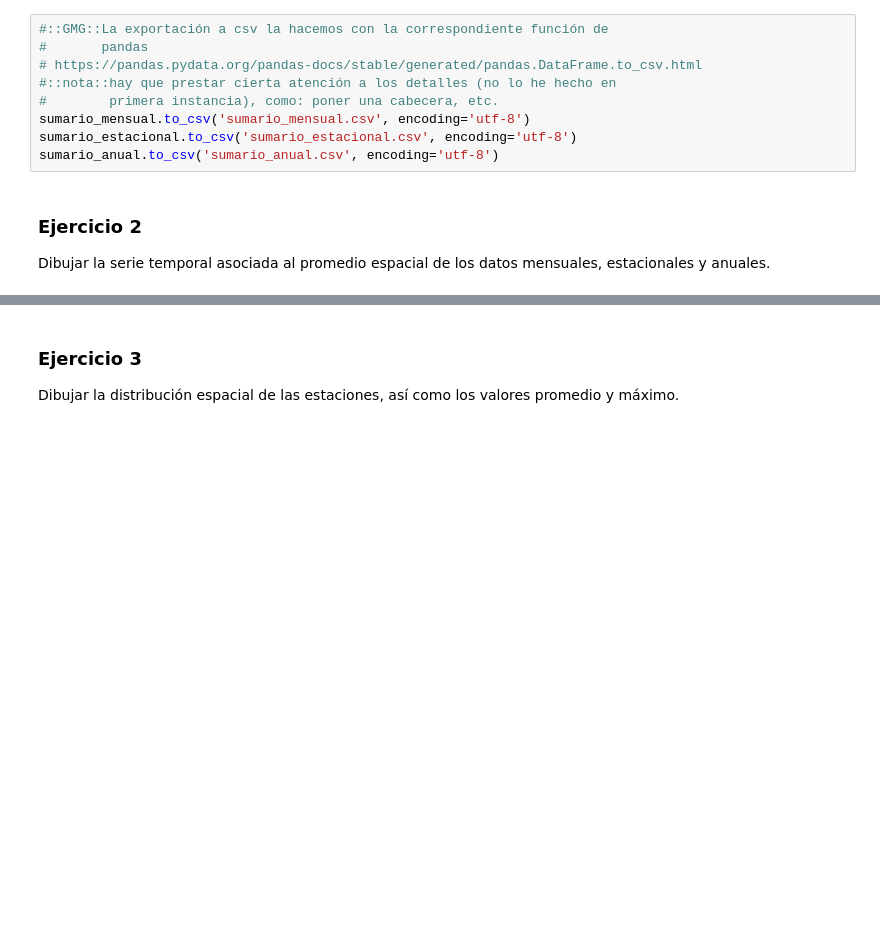
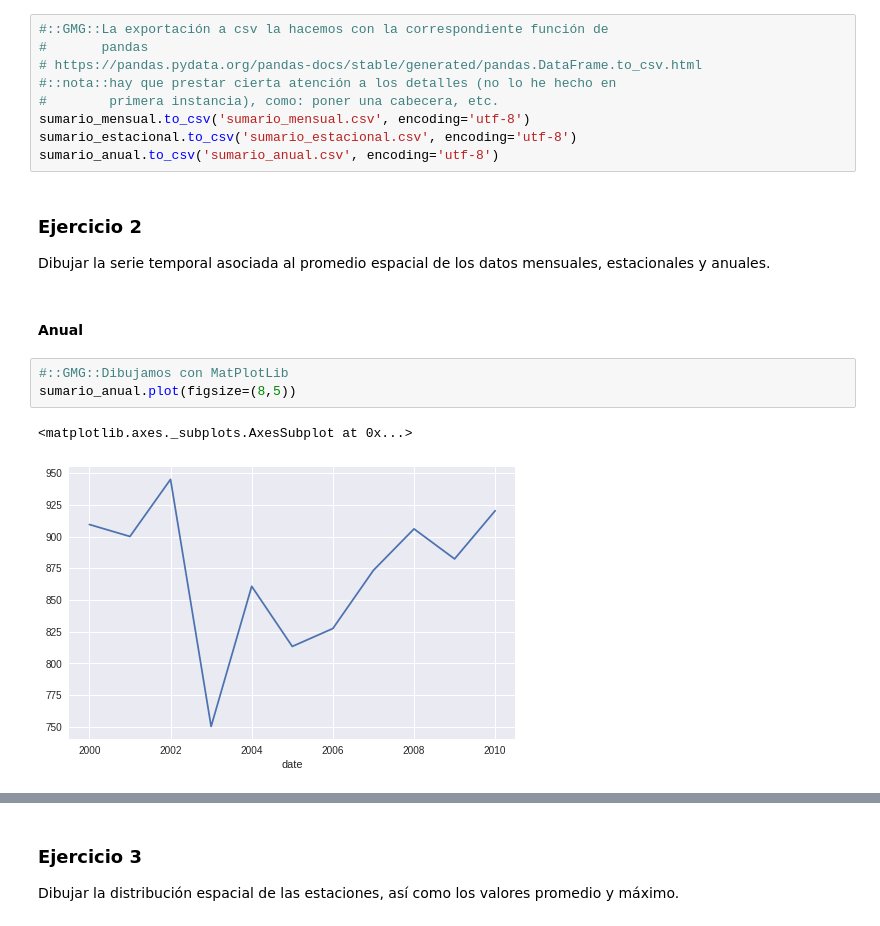
Before and after one commit to yerartdev/uc-m1967-mdsi, a Jupyter notebook: d8/TareaPandas.ipynb, the cells around one changed output, grey strips where cells are left out. Drawn from its saved outputs; the diff is of its cells as text; blank space fills up the shorter version.

Commit message:
Tarea Pandas - series temporales Ejercicio 2: Dibujar la serie temporal asociada al promedio espacial de los datos mensuales, estacionales y anuales.

```diff
--- a/d8/TareaPandas.ipynb
+++ b/d8/TareaPandas.ipynb
@@ -1052,3 +1050,11 @@ sumario_anual.to_csv('sumario_anual.csv', encoding='utf-8')
 ### Ejercicio 2
 
 Dibujar la serie temporal asociada al promedio espacial de los datos mensuales, estacionales y anuales.
+# %% [markdown]
+#### Anual
+# %%
+#::GMG::Dibujamos con MatPlotLib
+sumario_anual.plot(figsize=(8,5))
+# %% [output]
+<matplotlib.axes._subplots.AxesSubplot at 0x...>
+[figure, added]
```
Also changed, not shown: parts of 11 cells of this notebook.
